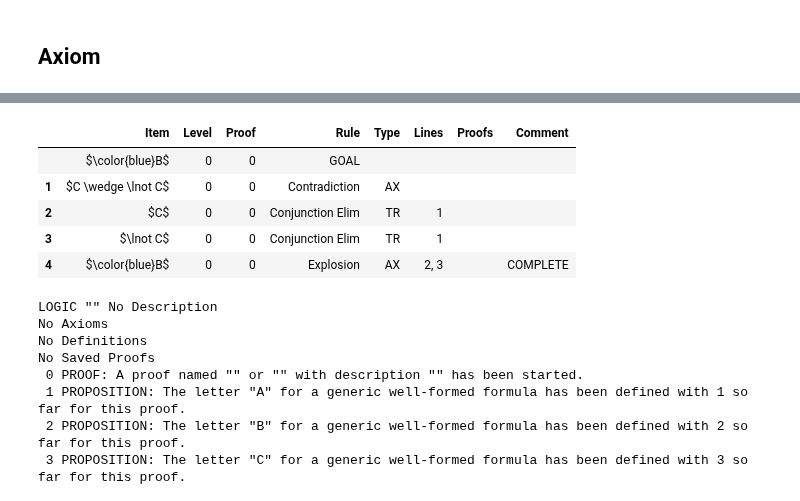
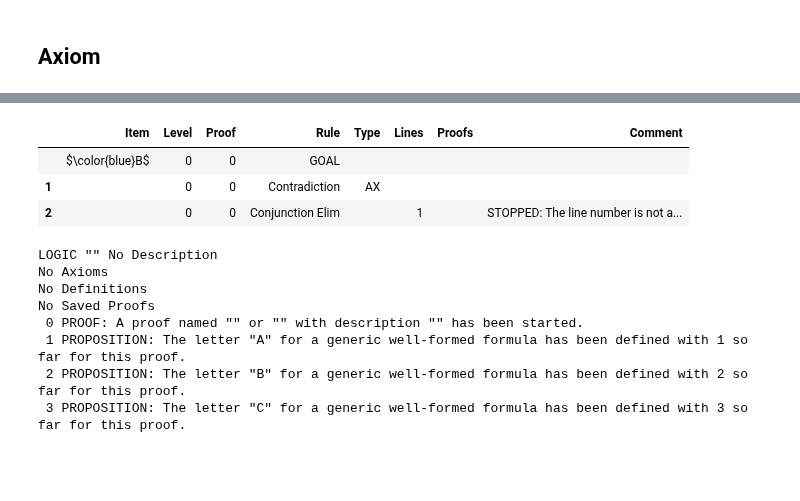
Before and after one commit to FrankHubeny/AltRea, a Jupyter notebook: rules_testcases.ipynb, the cells around one changed output, grey strips where cells are left out. Saved outputs shown, nothing was run; the diff lists cells and outputs as text; code cells hidden in the pictures; blank space fills up the shorter version.

```diff
--- a/rules_testcases.ipynb
+++ b/rules_testcases.ipynb
@@ -291,8 +291,8 @@ prf.setrestricted(False)
 prf.goal(B)
 prf.axiom('contradiction', [C])
 prf.conjunction_elim(1, prf.left)
-prf.conjunction_elim(1, prf.right)
-prf.axiom('explosion', [C, B], [2, 3])
+#prf.conjunction_elim(1, prf.right)
+#prf.axiom('explosion', [C, B], [2, 3])
 prf.displaylogic()
 prf.displaylog()
 prf.displayproof()
@@ -317,9 +317,7 @@ not or to and        ConclusionPremises(And({0}, {1}), [Or(Not({0}), Not({1}))])
 |  | Item | Level | Proof | Rule | Type | Lines | Proofs | Comment |
 |  | $\color{blue}B$ | 0 | 0 | GOAL |  |  |  |  |
-| 1 | $C \wedge \lnot C$ | 0 | 0 | Contradiction | AX |  |  |  |
-| 2 | $C$ | 0 | 0 | Conjunction Elim | TR | 1 |  |  |
-| 3 | $\lnot C$ | 0 | 0 | Conjunction Elim | TR | 1 |  |  |
-| 4 | $\color{blue}B$ | 0 | 0 | Explosion | AX | 2, 3 |  | COMPLETE |
+| 1 |  | 0 | 0 | Contradiction | AX |  |  |  |
+| 2 |  | 0 | 0 | Conjunction Elim |  | 1 |  | STOPPED: The line number is not a... |
 # %%
 # Clean run of double negation intro and double negation elim
 
```
Also changed, not shown: parts of 1 cell of this notebook, 37 other files.
